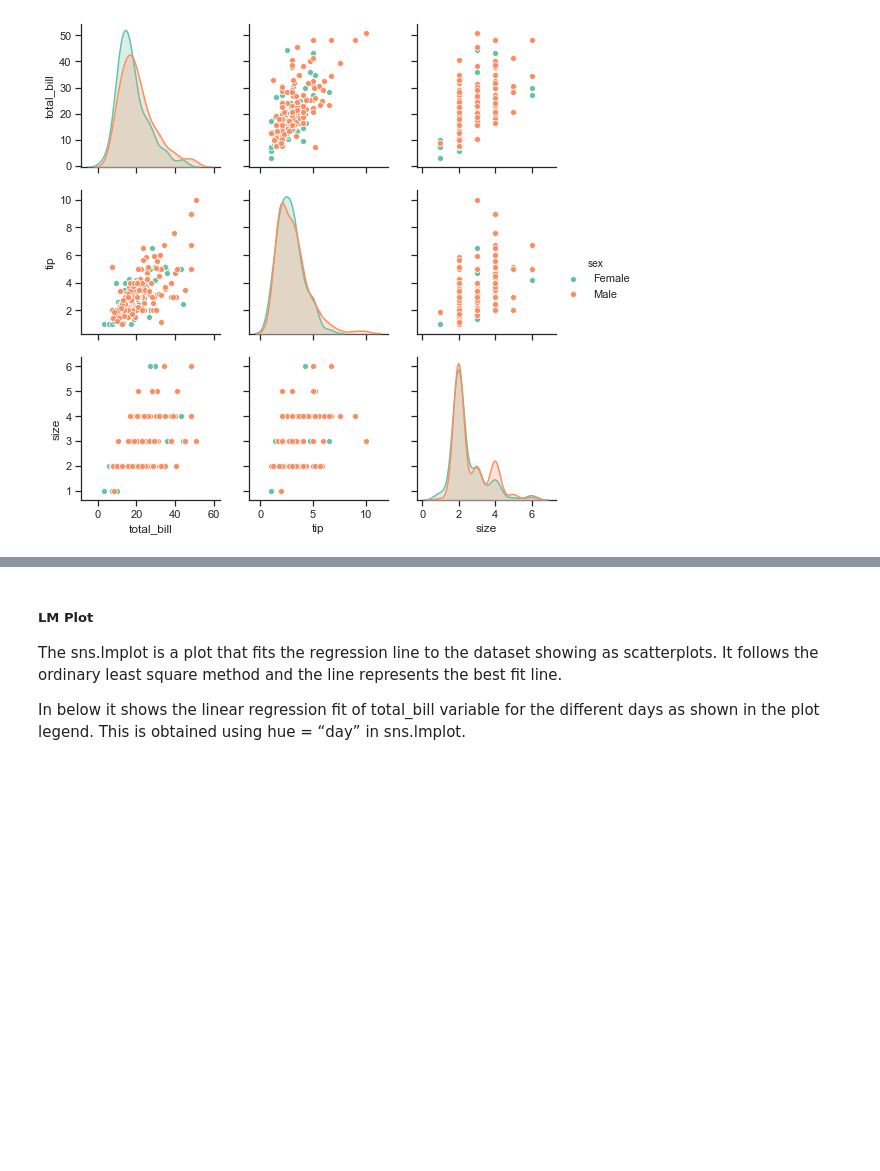
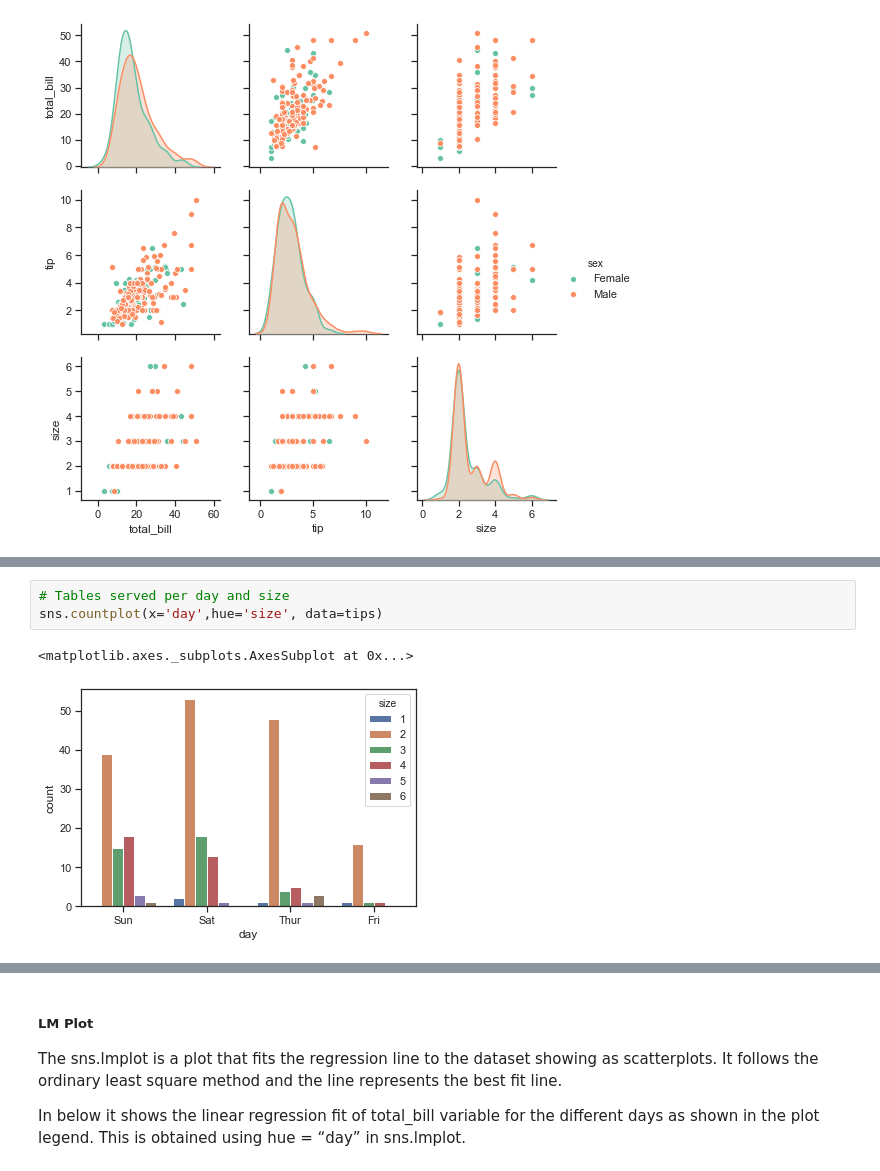
Before and after one commit to HenkT28/Fundamentals_Of_Data_Analysis_Assessment, a Jupyter notebook: Tips_Dataset.ipynb, the cells around one changed output, grey strips where cells are left out. Cells and saved outputs as stored; diff of their text form; blank space fills up the shorter version.

```diff
--- a/Tips_Dataset.ipynb
+++ b/Tips_Dataset.ipynb
@@ -389,0 +513,6 @@ sns.pairplot(tips, hue = "sex", palette="Set2")
+# %%
+# Tables served per day and size
+sns.countplot(x='day',hue='size', data=tips)
+# %% [output]
+<matplotlib.axes._subplots.AxesSubplot at 0x...>
+[figure, added]
```
Also changed, not shown: parts of 36 cells of this notebook.
